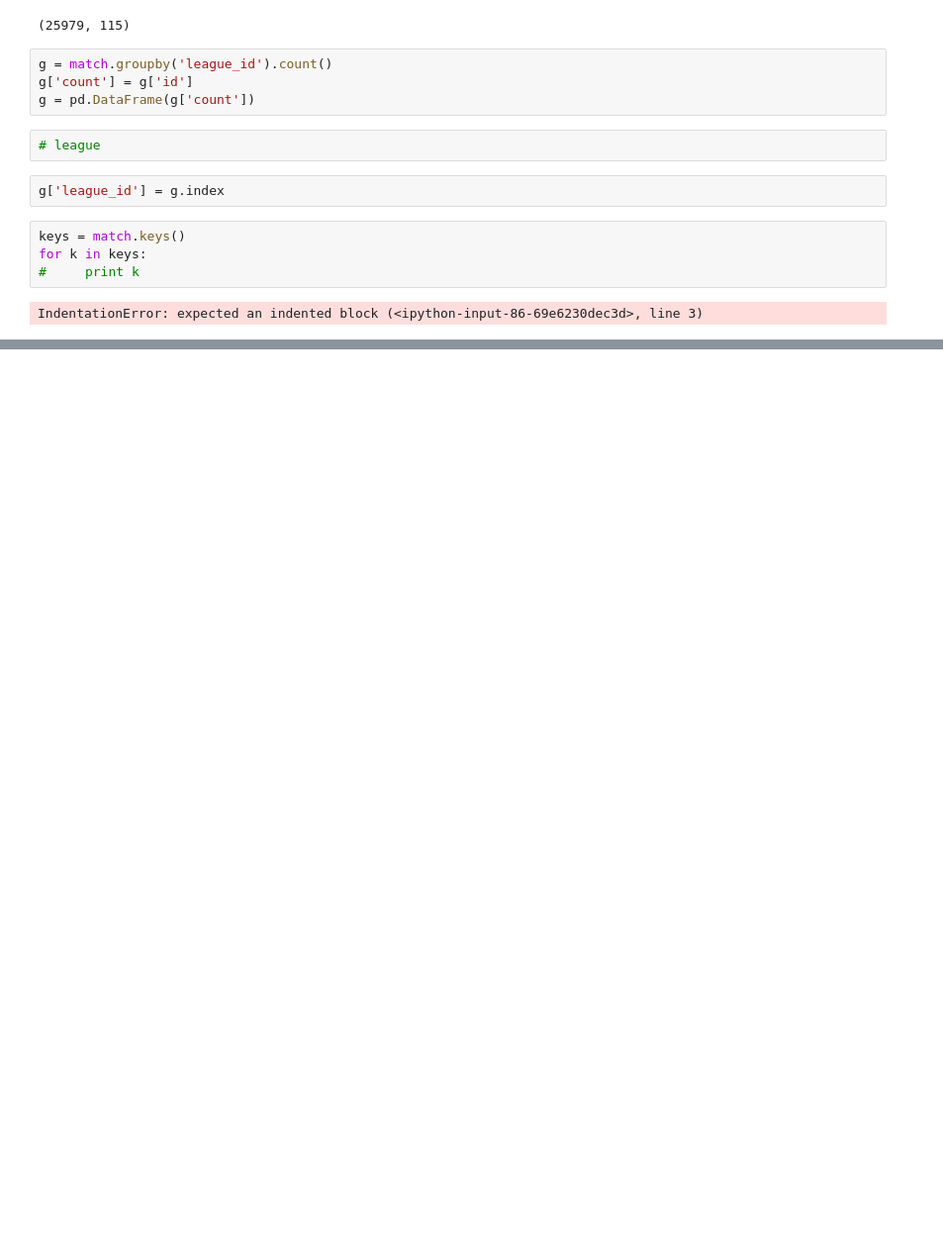
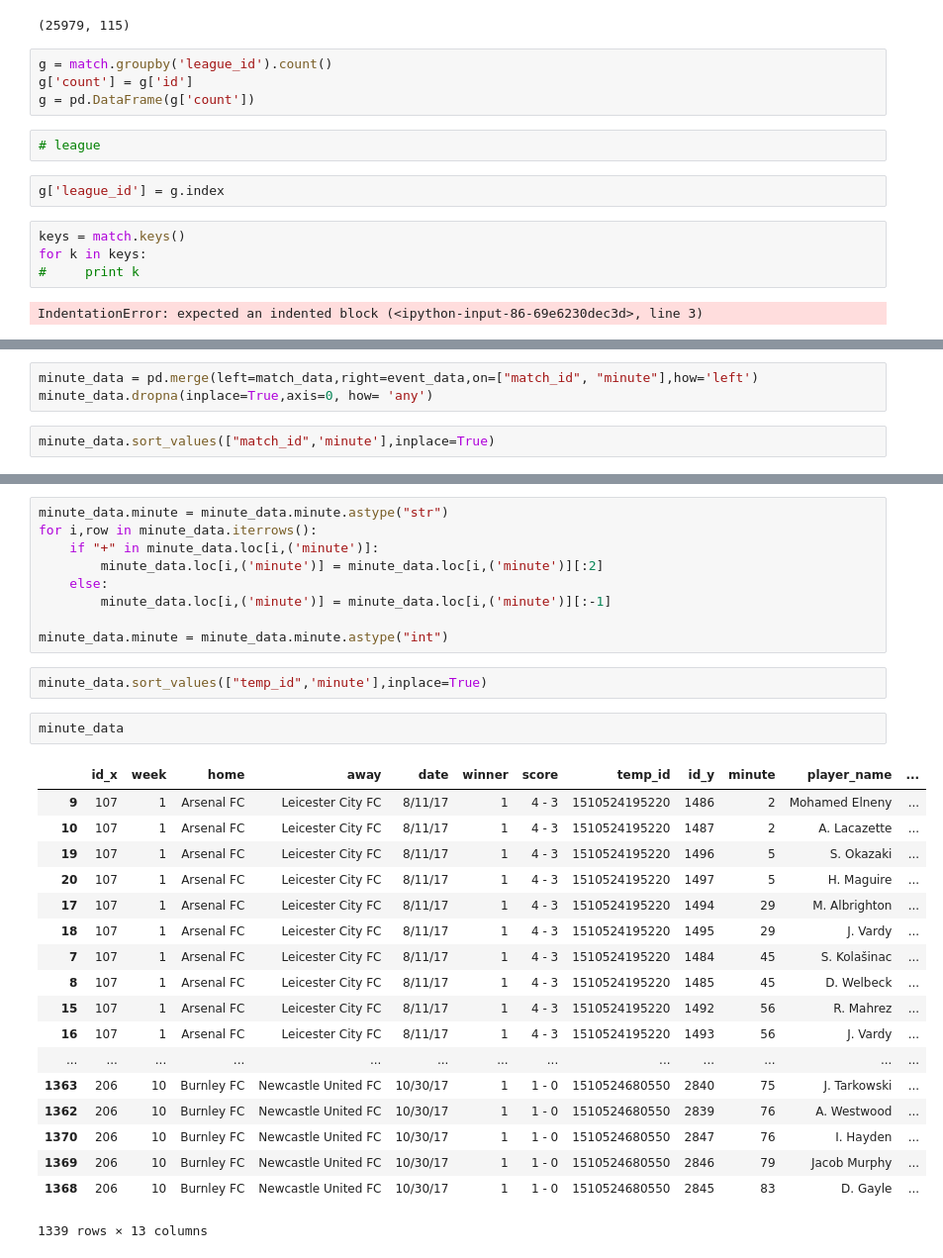
Before and after one commit to jay-z007/CSE519-2017-111463646, a Jupyter notebook: Project/exploration.ipynb, the cells around one changed output, grey strips where cells are left out. Shown: that part at 99% size. Saved outputs shown, nothing was run; the diff lists cells and outputs as text; blank space fills up the shorter version.

Commit message:
half data procecssing

```diff
--- a/Project/exploration.ipynb
+++ b/Project/exploration.ipynb
@@ -104,0 +182,5 @@ VC Bet
+# %%
+minute_data = pd.merge(left=match_data,right=event_data,on=["match_id", "minute"],how='left')
+minute_data.dropna(inplace=True,axis=0, how= 'any')
+# %%
+minute_data.sort_values(["match_id",'minute'],inplace=True)
@@ -104,0 +208,32 @@ VC Bet
+# %%
+minute_data.minute = minute_data.minute.astype("str")
+for i,row in minute_data.iterrows():
+    if "+" in minute_data.loc[i,('minute')]:
+        minute_data.loc[i,('minute')] = minute_data.loc[i,('minute')][:2]
+    else:
+        minute_data.loc[i,('minute')] = minute_data.loc[i,('minute')][:-1]
+
+minute_data.minute = minute_data.minute.astype("int")
+# %%
+minute_data.sort_values(["temp_id",'minute'],inplace=True)
+# %%
+minute_data
+# %% [output]
+|  | id_x | week | home | away | date | winner | score | temp_id | id_y | minute | player_name | ... |
+| 9 | 107 | 1 | Arsenal FC | Leicester City FC | 8/11/17 | 1 | 4 - 3 | 1510524195220 | 1486 | 2 | Mohamed Elneny | ... |
+| 10 | 107 | 1 | Arsenal FC | Leicester City FC | 8/11/17 | 1 | 4 - 3 | 1510524195220 | 1487 | 2 | A. Lacazette | ... |
+| 19 | 107 | 1 | Arsenal FC | Leicester City FC | 8/11/17 | 1 | 4 - 3 | 1510524195220 | 1496 | 5 | S. Okazaki | ... |
+| 20 | 107 | 1 | Arsenal FC | Leicester City FC | 8/11/17 | 1 | 4 - 3 | 1510524195220 | 1497 | 5 | H. Maguire | ... |
+| 17 | 107 | 1 | Arsenal FC | Leicester City FC | 8/11/17 | 1 | 4 - 3 | 1510524195220 | 1494 | 29 | M. Albrighton | ... |
+| 18 | 107 | 1 | Arsenal FC | Leicester City FC | 8/11/17 | 1 | 4 - 3 | 1510524195220 | 1495 | 29 | J. Vardy | ... |
+| 7 | 107 | 1 | Arsenal FC | Leicester City FC | 8/11/17 | 1 | 4 - 3 | 1510524195220 | 1484 | 45 | S. Kolašinac | ... |
+| 8 | 107 | 1 | Arsenal FC | Leicester City FC | 8/11/17 | 1 | 4 - 3 | 1510524195220 | 1485 | 45 | D. Welbeck | ... |
+| 15 | 107 | 1 | Arsenal FC | Leicester City FC | 8/11/17 | 1 | 4 - 3 | 1510524195220 | 1492 | 56 | R. Mahrez | ... |
+| 16 | 107 | 1 | Arsenal FC | Leicester City FC | 8/11/17 | 1 | 4 - 3 | 1510524195220 | 1493 | 56 | J. Vardy | ... |
+| ... | ... | ... | ... | ... | ... | ... | ... | ... | ... | ... | ... | ... |
+| 1363 | 206 | 10 | Burnley FC | Newcastle United FC | 10/30/17 | 1 | 1 - 0 | 1510524680550 | 2840 | 75 | J. Tarkowski | ... |
+| 1362 | 206 | 10 | Burnley FC | Newcastle United FC | 10/30/17 | 1 | 1 - 0 | 1510524680550 | 2839 | 76 | A. Westwood | ... |
+| 1370 | 206 | 10 | Burnley FC | Newcastle United FC | 10/30/17 | 1 | 1 - 0 | 1510524680550 | 2847 | 76 | I. Hayden | ... |
+| 1369 | 206 | 10 | Burnley FC | Newcastle United FC | 10/30/17 | 1 | 1 - 0 | 1510524680550 | 2846 | 79 | Jacob Murphy | ... |
+| 1368 | 206 | 10 | Burnley FC | Newcastle United FC | 10/30/17 | 1 | 1 - 0 | 1510524680550 | 2845 | 83 | D. Gayle | ... |
+1339 rows × 13 columns
```
Also changed, not shown: parts of 19 cells of this notebook, 2 other files.
